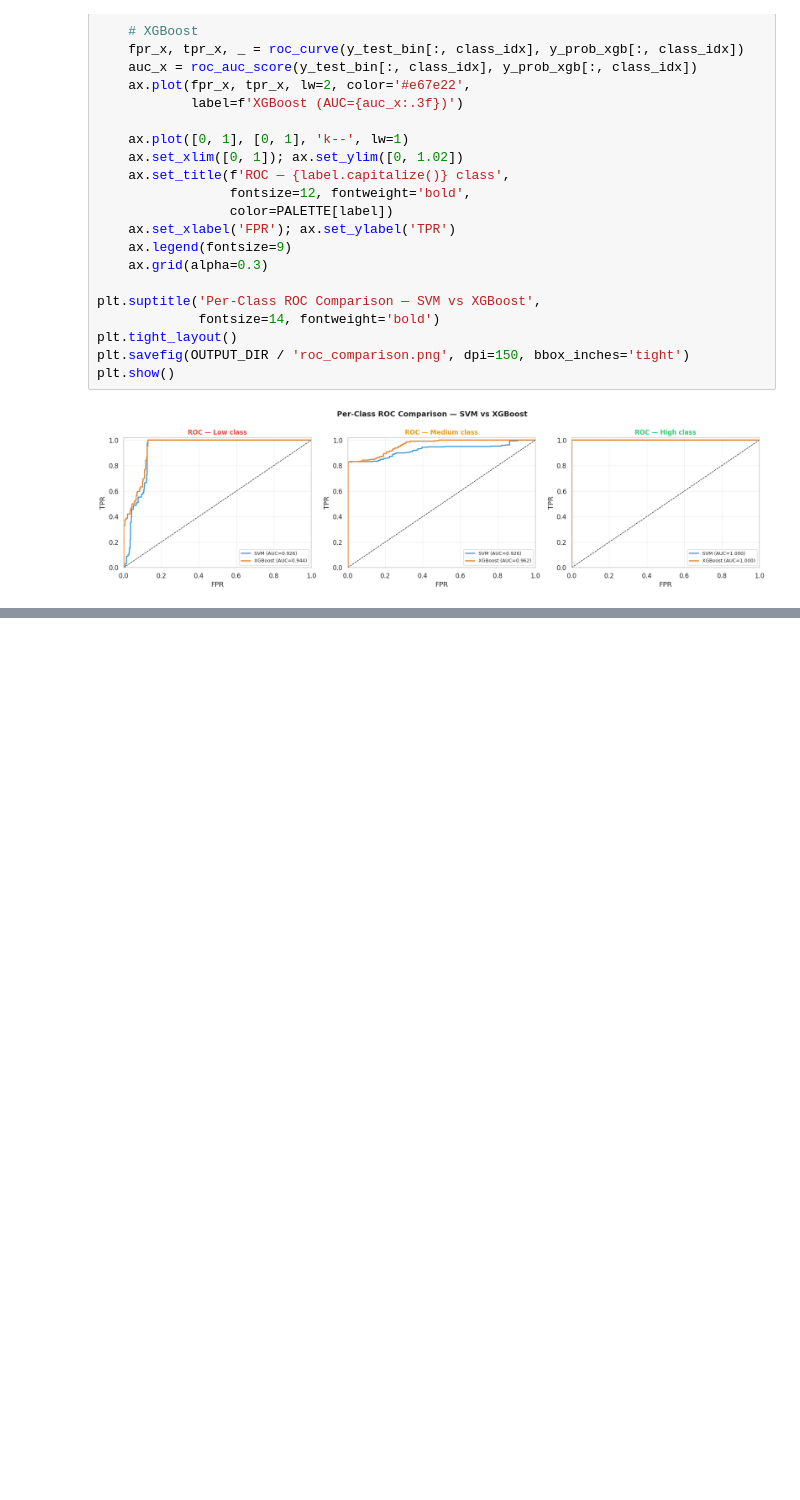
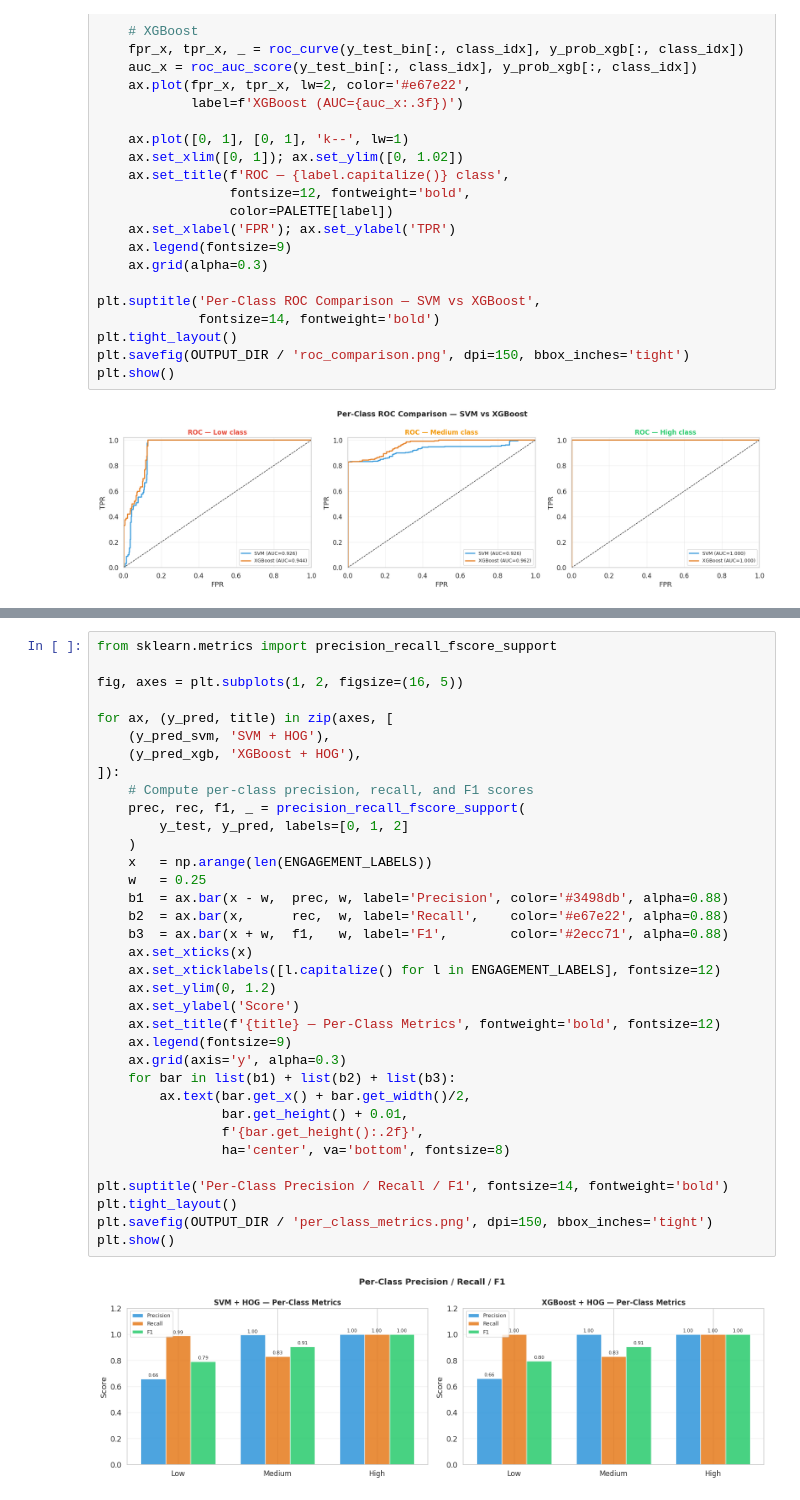
Before and after one commit to YasiniK/multimodal-student-cognitive-load-and-engagement-detection, a Jupyter notebook: Student_Engagement/se_model_training.ipynb, the cells around one changed output, grey strips where cells are left out. Cells and saved outputs as stored; diff of their text form; blank space fills up the shorter version.

```diff
--- a/Student_Engagement/se_model_training.ipynb
+++ b/Student_Engagement/se_model_training.ipynb
@@ -602,0 +643,37 @@ plt.show()
+# %%
+from sklearn.metrics import precision_recall_fscore_support
+
+fig, axes = plt.subplots(1, 2, figsize=(16, 5))
+
+for ax, (y_pred, title) in zip(axes, [
+    (y_pred_svm, 'SVM + HOG'),
+    (y_pred_xgb, 'XGBoost + HOG'),
+]):
+    # Compute per-class precision, recall, and F1 scores
+    prec, rec, f1, _ = precision_recall_fscore_support(
+        y_test, y_pred, labels=[0, 1, 2]
+    )
+    x   = np.arange(len(ENGAGEMENT_LABELS))
+    w   = 0.25
+    b1  = ax.bar(x - w,  prec, w, label='Precision', color='#3498db', alpha=0.88)
+    b2  = ax.bar(x,      rec,  w, label='Recall',    color='#e67e22', alpha=0.88)
+    b3  = ax.bar(x + w,  f1,   w, label='F1',        color='#2ecc71', alpha=0.88)
+    ax.set_xticks(x)
+    ax.set_xticklabels([l.capitalize() for l in ENGAGEMENT_LABELS], fontsize=12)
+    ax.set_ylim(0, 1.2)
+    ax.set_ylabel('Score')
+    ax.set_title(f'{title} — Per-Class Metrics', fontweight='bold', fontsize=12)
+    ax.legend(fontsize=9)
+    ax.grid(axis='y', alpha=0.3)
+    for bar in list(b1) + list(b2) + list(b3):
+        ax.text(bar.get_x() + bar.get_width()/2,
+                bar.get_height() + 0.01,
+                f'{bar.get_height():.2f}',
+                ha='center', va='bottom', fontsize=8)
+
+plt.suptitle('Per-Class Precision / Recall / F1', fontsize=14, fontweight='bold')
+plt.tight_layout()
+plt.savefig(OUTPUT_DIR / 'per_class_metrics.png', dpi=150, bbox_inches='tight')
+plt.show()
+# %% [output]
+[figure, added]
```
Also changed, not shown: parts of 6 cells of this notebook.
